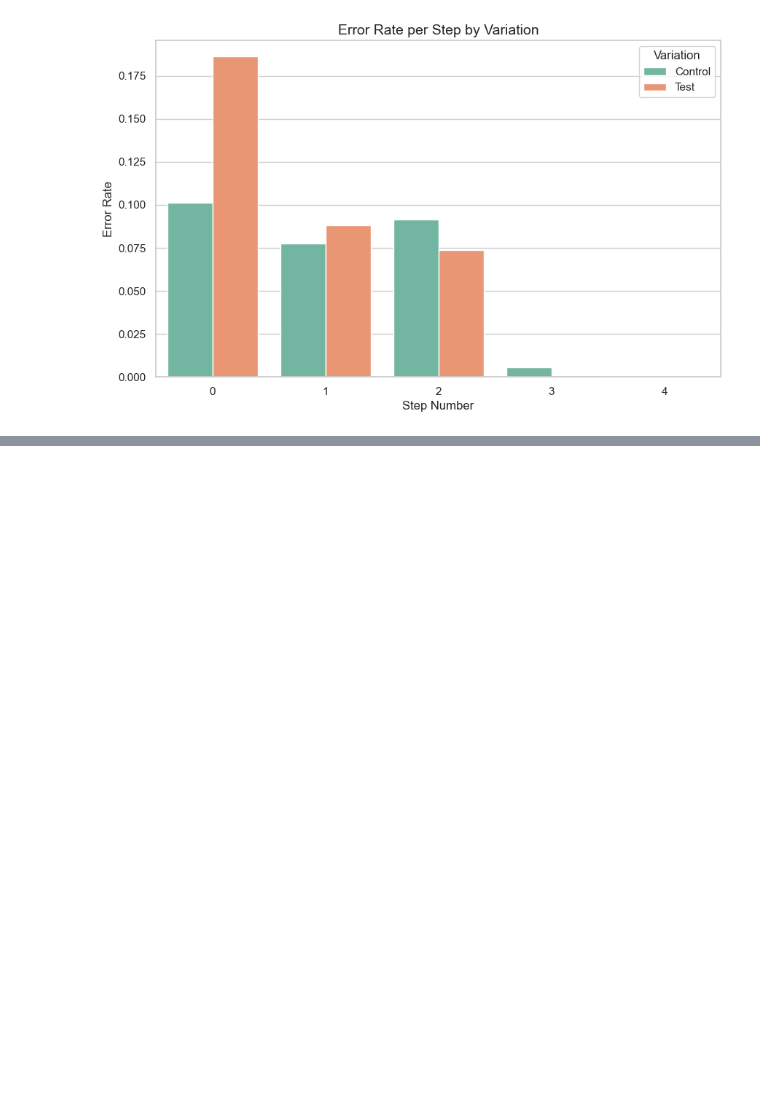
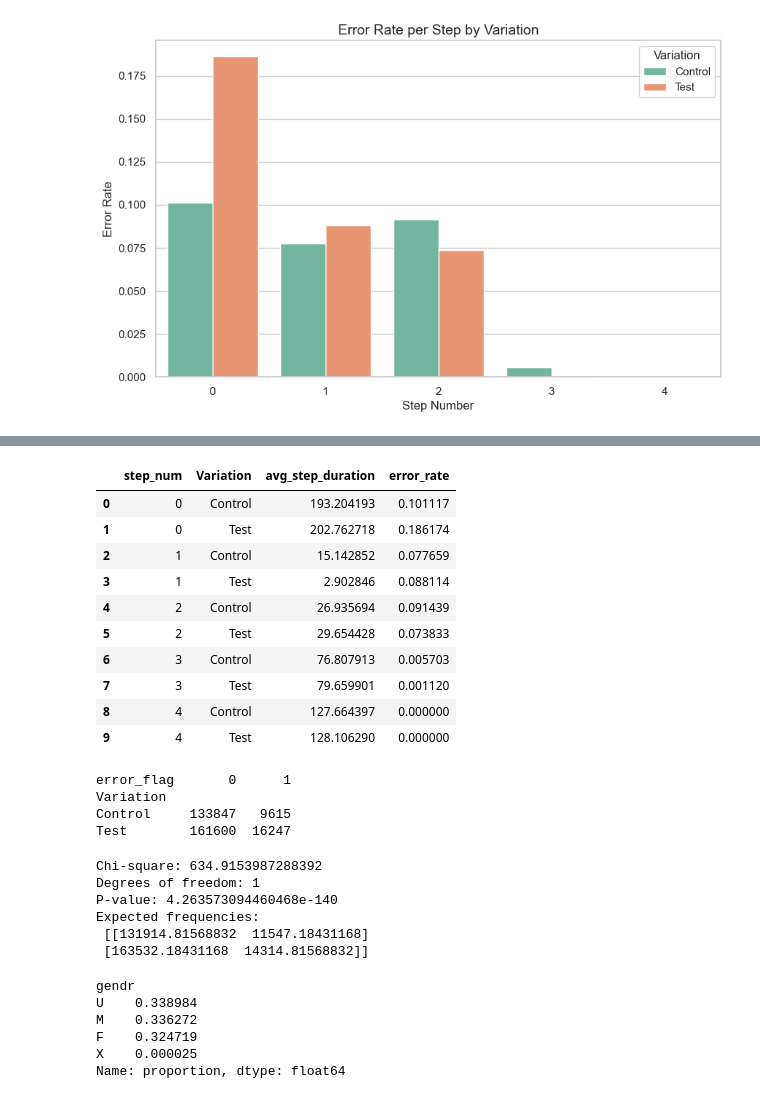
Before and after one commit to lewisdeanclark/vanguard-project, a Jupyter notebook: week5_p_value.ipynb, the cells around one changed output, grey strips where cells are left out. Saved outputs shown, nothing was run; the diff lists cells and outputs as text; code cells hidden in the pictures; blank space fills up the shorter version.

```diff
--- a/week5_p_value.ipynb
+++ b/week5_p_value.ipynb
@@ -766,0 +797,75 @@ Index(['step_num', 'Variation', 'error_flag'], dtype='object')
+# %%
+# Average step duration per step and variation
+step_duration_summary = (
+    df_combined.groupby(['step_num', 'Variation'])['step_duration']
+    .mean()
+    .reset_index()
+    .rename(columns={'step_duration': 'avg_step_duration'})
+)
+
+# Error rate per step and variation
+error_flag_summary = (
+    df_combined.groupby(['step_num', 'Variation'])['error_flag']
+    .mean()
+    .reset_index()
+    .rename(columns={'error_flag': 'error_rate'})
+)
+
+# Merge both summaries into one dataframe
+error_rate_step_var_dur = pd.merge(
+    step_duration_summary,
+    error_flag_summary,
+    on=['step_num', 'Variation'],
+    how='left'
+)
+
+error_rate_step_var_dur.head(10)
+# %% [output]
+|  | step_num | Variation | avg_step_duration | error_rate |
+| 0 | 0 | Control | 193.204193 | 0.101117 |
+| 1 | 0 | Test | 202.762718 | 0.186174 |
+| 2 | 1 | Control | 15.142852 | 0.077659 |
+| 3 | 1 | Test | 2.902846 | 0.088114 |
+| 4 | 2 | Control | 26.935694 | 0.091439 |
+| 5 | 2 | Test | 29.654428 | 0.073833 |
+| 6 | 3 | Control | 76.807913 | 0.005703 |
+| 7 | 3 | Test | 79.659901 | 0.001120 |
+| 8 | 4 | Control | 127.664397 | 0.000000 |
+| 9 | 4 | Test | 128.106290 | 0.000000 |
+# %%
+import pandas as pd
+from scipy.stats import chi2_contingency
+
+# Build contingency table of error_flag counts per Variation
+contingency_table = pd.crosstab(df_combined['Variation'], df_combined['error_flag'])
+
+print(contingency_table)
+# %% [output]
+error_flag       0      1
+Variation
+Control     133847   9615
+Test        161600  16247
+# %%
+chi2, p, dof, expected = chi2_contingency(contingency_table)
+
+print("Chi-square:", chi2)
+print("Degrees of freedom:", dof)
+print("P-value:", p)
+print("Expected frequencies:\n", expected)
+# %% [output]
+Chi-square: 634.9153987288392
+Degrees of freedom: 1
+P-value: 4.263573094460468e-140
+Expected frequencies:
+ [[131914.81568832  11547.18431168]
+ [163532.18431168  14314.81568832]]
+# %%
+### gender distribution
+df_combined['gendr'].value_counts(normalize=True)
+# %% [output]
+gendr
+U    0.338984
+M    0.336272
+F    0.324719
+X    0.000025
+Name: proportion, dtype: float64
```
Also changed, not shown: parts of 25 cells of this notebook.
